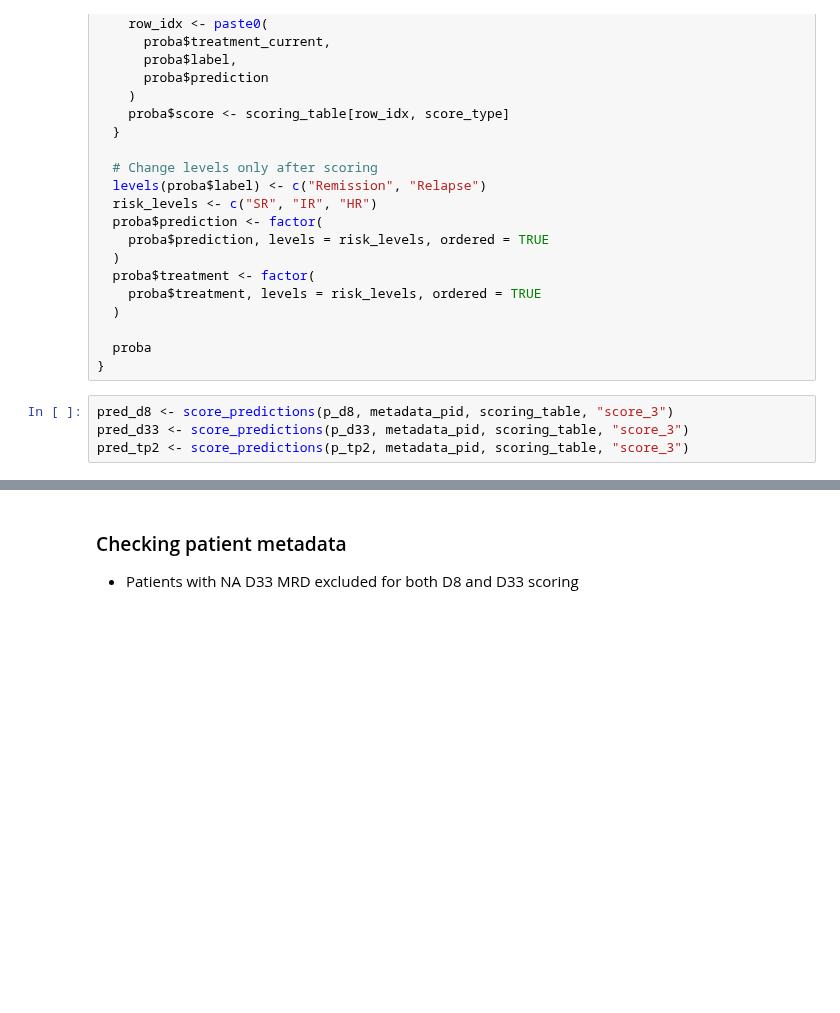
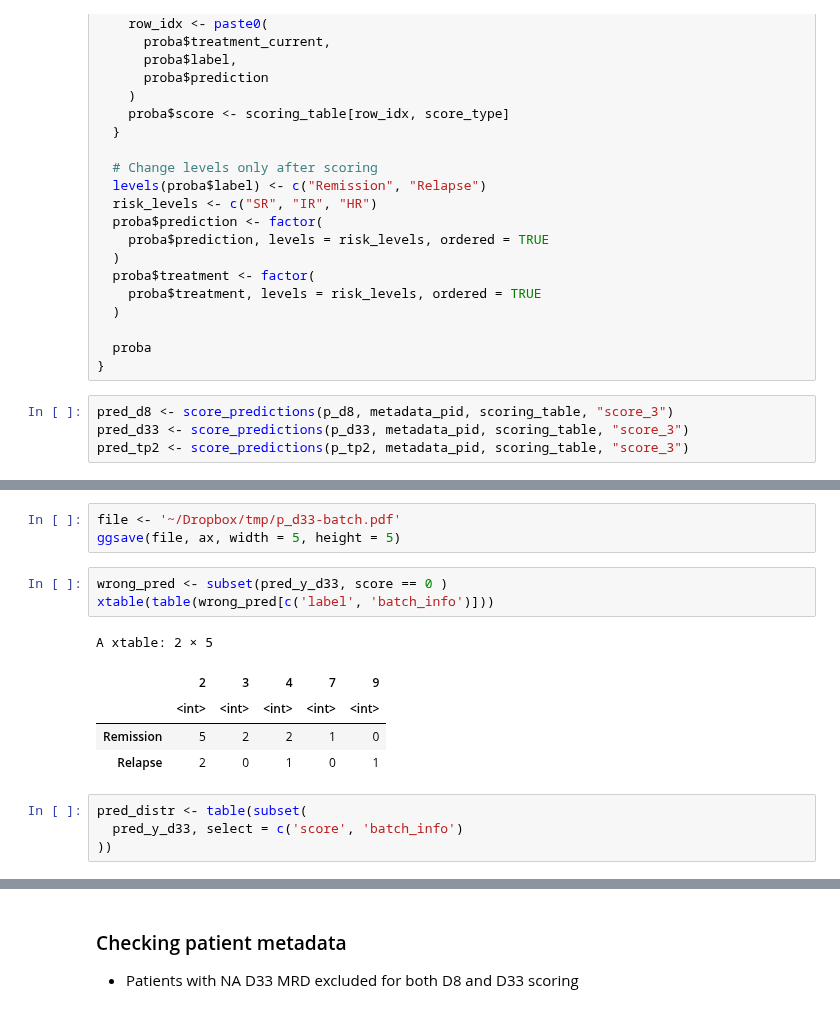
Before and after one commit to dblux/relapse_prediction, a Jupyter notebook: ipynb/evaluation/barchart.ipynb, the cells around one changed output, grey strips where cells are left out. Drawn from its saved outputs; the diff is of its cells as text; blank space fills up the shorter version.

```diff
--- a/ipynb/evaluation/barchart.ipynb
+++ b/ipynb/evaluation/barchart.ipynb
@@ -191,0 +204,16 @@ pred_tp2 <- score_predictions(p_tp2, metadata_pid, scoring_table, "score_3")
+# %%
+file <- '~/Dropbox/tmp/p_d33-batch.pdf'
+ggsave(file, ax, width = 5, height = 5)
+# %%
+wrong_pred <- subset(pred_y_d33, score == 0 )
+xtable(table(wrong_pred[c('label', 'batch_info')]))
+# %% [output]
+A xtable: 2 × 5
+|  | 2 | 3 | 4 | 7 | 9 |
+|  | <int> | <int> | <int> | <int> | <int> |
+| Remission | 5 | 2 | 2 | 1 | 0 |
+| Relapse | 2 | 0 | 1 | 0 | 1 |
+# %%
+pred_distr <- table(subset(
+  pred_y_d33, select = c('score', 'batch_info')
+))
```
Also changed, not shown: parts of 6 cells of this notebook, 3 other files.
